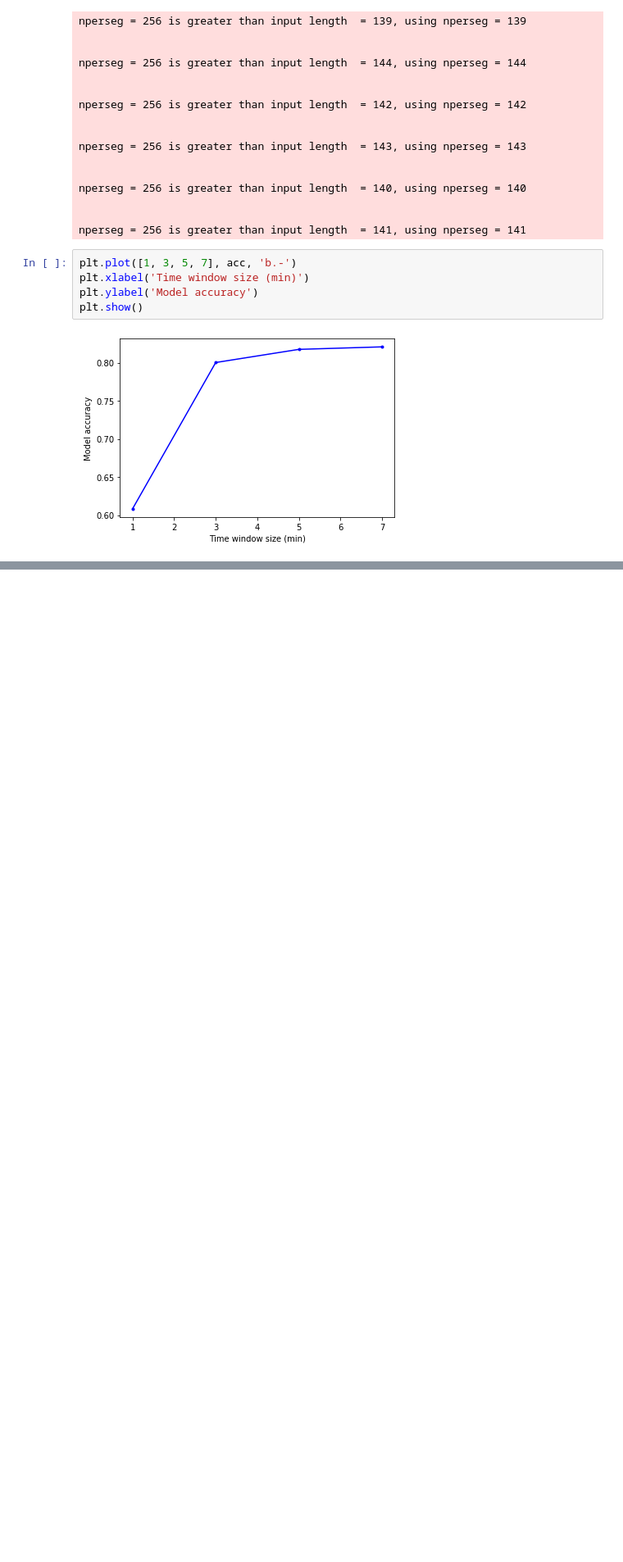
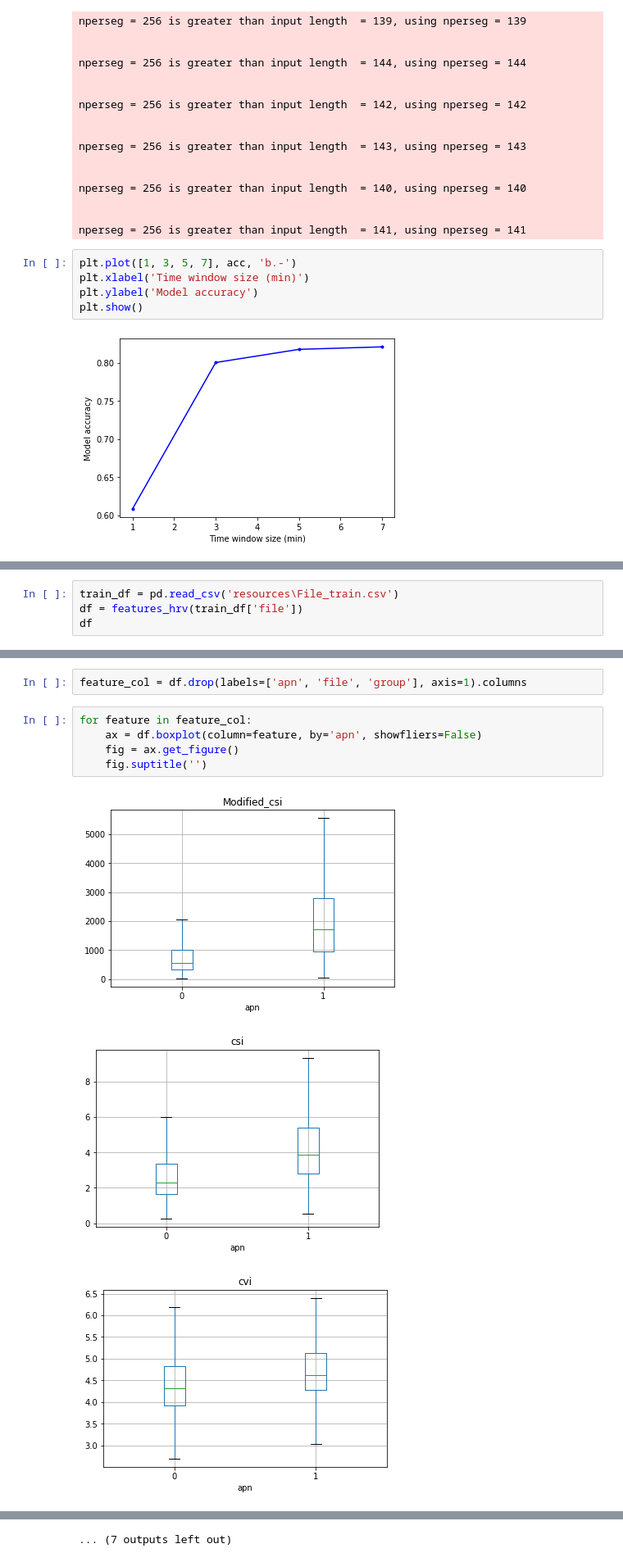
Before and after one commit to ChiQiao/Apnea-ECG, a Jupyter notebook: 2_Data_explore.ipynb, the cells around one changed output, grey strips where cells are left out. Shown at 82% size. Saved outputs shown, nothing was run; the diff lists cells and outputs as text; blank space fills up the shorter version.

```diff
--- a/Data_explore.ipynb
+++ b/2_Data_explore.ipynb
@@ -397,0 +484,4 @@ plt.plot(t_new, data_new, 'r.-')
+# %%
+train_df = pd.read_csv('resources\File_train.csv')
+df = features_hrv(train_df['file'])
+df
@@ -397,0 +518,11 @@ plt.plot(t_new, data_new, 'r.-')
+# %%
+feature_col = df.drop(labels=['apn', 'file', 'group'], axis=1).columns
+# %%
+for feature in feature_col:
+    ax = df.boxplot(column=feature, by='apn', showfliers=False)
+    fig = ax.get_figure()
+    fig.suptitle('')
+# %% [output]
+[figure, added]
+[figure, added]
+[figure, added]
@@ -397,0 +538 @@ plt.plot(t_new, data_new, 'r.-')
+... (7 outputs left out)
```
Also changed, not shown: parts of 22 cells of this notebook, 7 other files.
